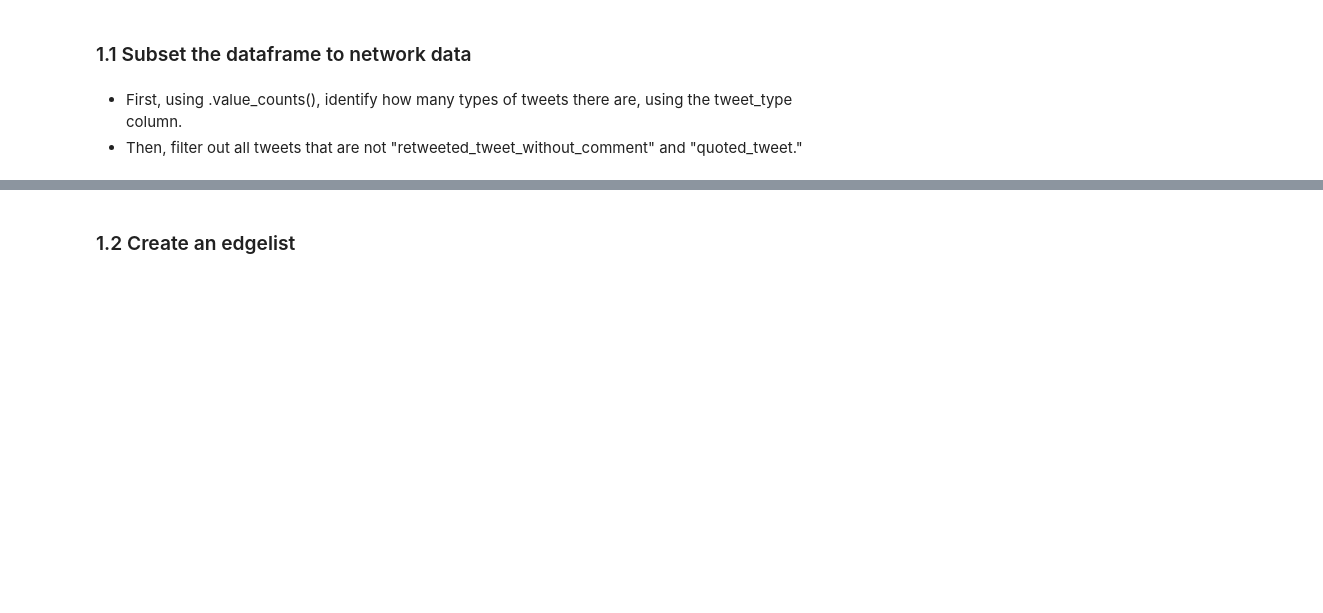
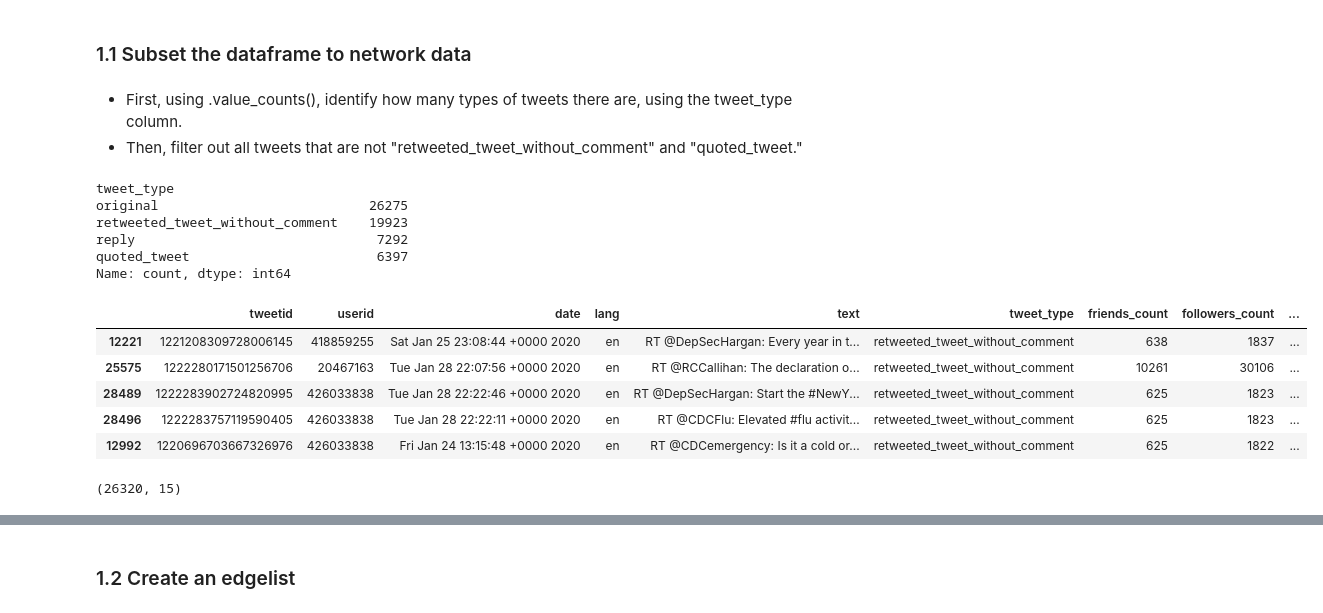
Before and after one commit to ellascarola/QSS20_S25, a Jupyter notebook: activities/07_social_network_analysis-Copy1.ipynb, the cells around one changed output, grey strips where cells are left out. Saved outputs shown, nothing was run; the diff lists cells and outputs as text; code cells hidden in the pictures; blank space fills up the shorter version.

```diff
--- a/activities/07_social_network_analysis-Copy1.ipynb
+++ b/activities/07_social_network_analysis-Copy1.ipynb
@@ -87,6 +85,25 @@ FileNotFoundError: [Errno 2] No such file or directory: '../public_data/Raw_Twee
 - Then, filter out all tweets that are not "retweeted_tweet_without_comment" and "quoted_tweet."
 # %%
 # your code here
+df.tweet_type.value_counts() #original, retweeted_tweet_without_comment, reply, quoted_tweet
+
+df_filt = df[(df.tweet_type == "retweeted_tweet_without_comment") | (df.tweet_type == "quoted_tweet")]
+df_filt.head()
+df_filt.shape
+# %% [output]
+tweet_type
+original                           26275
+retweeted_tweet_without_comment    19923
+reply                               7292
+quoted_tweet                        6397
+Name: count, dtype: int64
+|  | tweetid | userid | date | lang | text | tweet_type | friends_count | followers_count | ... |
+| 12221 | 1221208309728006145 | 418859255 | Sat Jan 25 23:08:44 +0000 2020 | en | RT @DepSecHargan: Every year in t... | retweeted_tweet_without_comment | 638 | 1837 | ... |
+| 25575 | 1222280171501256706 | 20467163 | Tue Jan 28 22:07:56 +0000 2020 | en | RT @RCCallihan: The declaration o... | retweeted_tweet_without_comment | 10261 | 30106 | ... |
+| 28489 | 1222283902724820995 | 426033838 | Tue Jan 28 22:22:46 +0000 2020 | en | RT @DepSecHargan: Start the #NewY... | retweeted_tweet_without_comment | 625 | 1823 | ... |
+| 28496 | 1222283757119590405 | 426033838 | Tue Jan 28 22:22:11 +0000 2020 | en | RT @CDCFlu: Elevated #flu activit... | retweeted_tweet_without_comment | 625 | 1823 | ... |
+| 12992 | 1220696703667326976 | 426033838 | Fri Jan 24 13:15:48 +0000 2020 | en | RT @CDCemergency: Is it a cold or... | retweeted_tweet_without_comment | 625 | 1822 | ... |
+(26320, 15)
 # %%
 ## Run this. Why is it empty?
 df[(df.tweet_type == "retweeted_tweet_without_comment") & (df.tweet_type == "quoted_tweet")]
```
Also changed, not shown: parts of 19 cells of this notebook.
